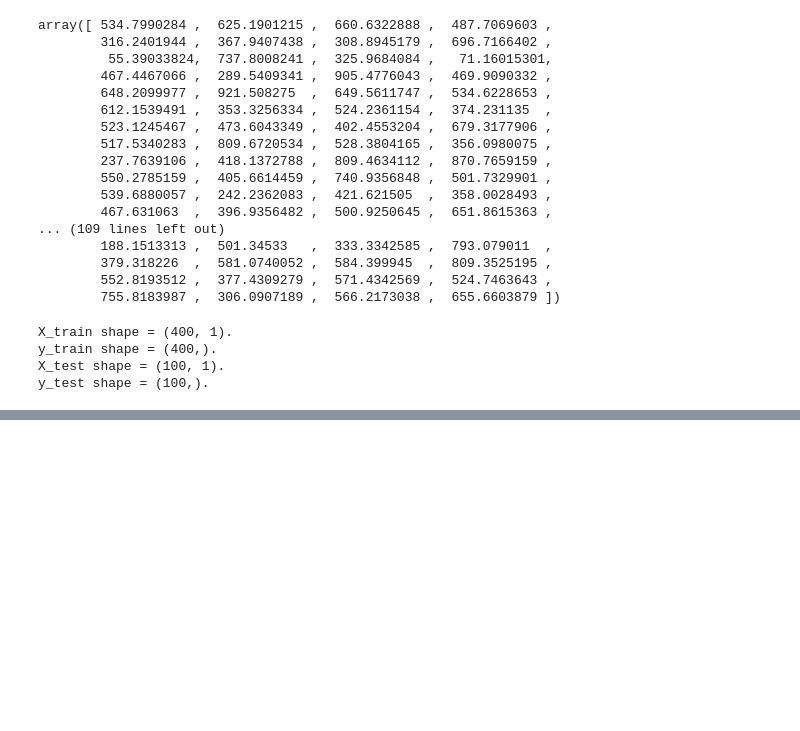
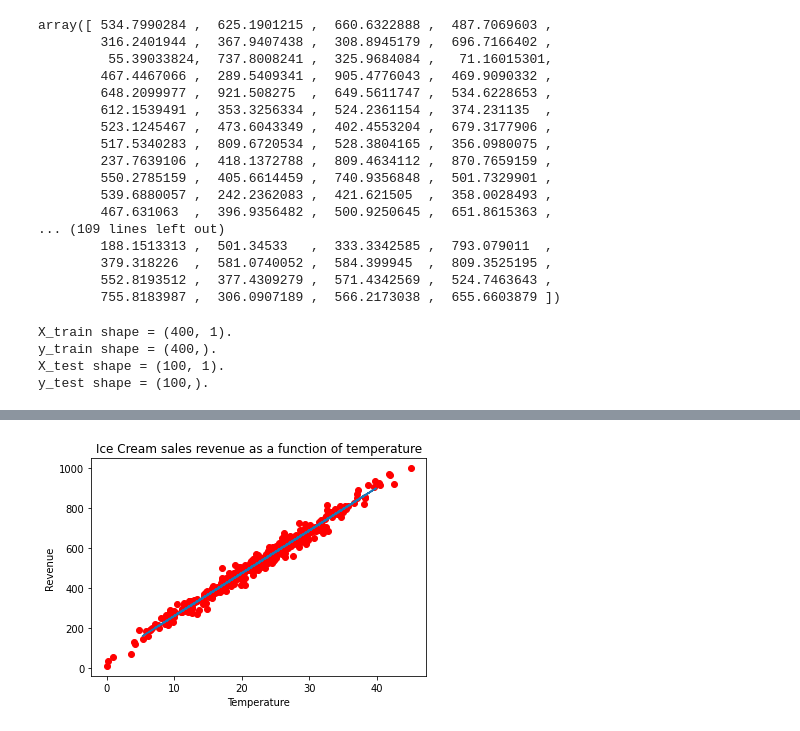
Before and after one commit to vorSherer/L13-Linear-Regression, a Jupyter notebook: regression.ipynb, the cells around one changed output, grey strips where cells are left out. Drawn from its saved outputs; the diff is of its cells as text; code cells hidden in the pictures; blank space fills up the shorter version.

```diff
--- a/regression.ipynb
+++ b/regression.ipynb
@@ -90,0 +100,9 @@ plt.show()
+# %%
+plt.scatter(X_train, y_train, color='red')
+plt.plot(X_test, y_predict)
+plt.xlabel('Temperature')
+plt.ylabel('Revenue')
+plt.title('Ice Cream sales revenue as a function of temperature')
+plt.show()
+# %% [output]
+[figure, added]
```
Also changed, not shown: parts of 2 cells of this notebook, 1 other file.
